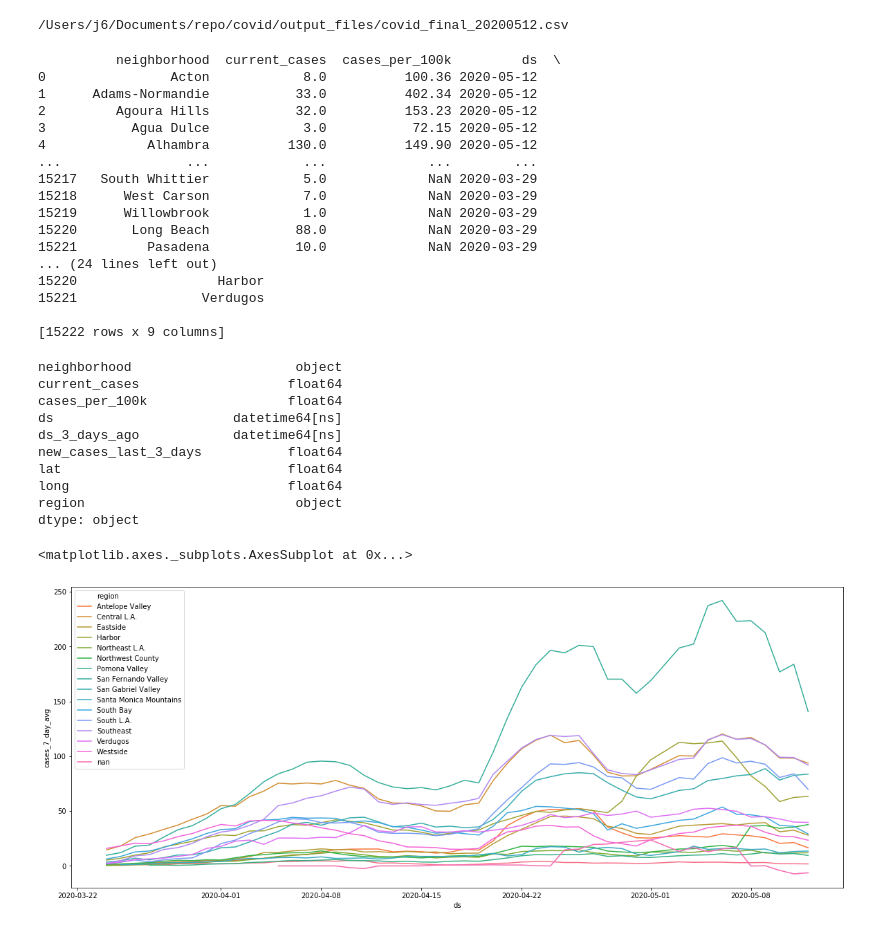
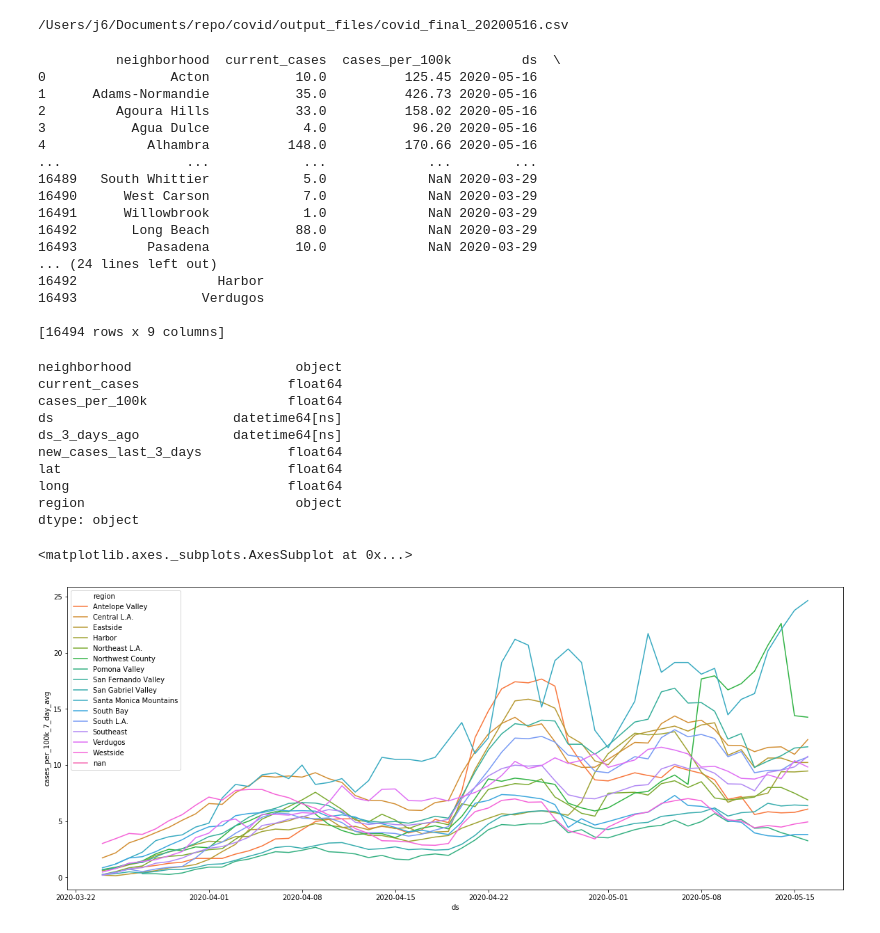
Before and after one commit to je12345/covid, a Jupyter notebook: code/covid_scrape_2020511.ipynb, the cells around one changed output. Drawn from its saved outputs; the diff is of its cells as text; code cells hidden in the pictures.

```diff
--- a/code/covid_scrape_2020511.ipynb
+++ b/code/covid_scrape_2020511.ipynb
@@ -40,6 +40,12 @@ lat_long = pd.read_csv(input_file_path+"covid Los Angeles 20200318 - city_lat_lo
                  , skiprows = 1
                  , names = column_names
                 )
+# %%
+column_names = ['region', 'population_2010']
+pop = pd.read_csv(input_file_path+"population_la_region_20200516.csv"
+                 , skiprows = 1
+                 , names = column_names
+                )
 # %%
 column_names = ['neighborhood','current_cases','lat', 'long', 'ds']
 df_old = pd.read_csv(input_file_path+"covid Los Angeles 20200318 - LA_by_community_2020509.csv"
@@ -64,7 +70,7 @@ appended_data_list_b = []
 #df = pd.DataFrame([])
 
 # for i, row in ul[ul['ds'] >= '2020-03-30'].iterrows():
-for i, row in ul[(ul['ds'] <= '2020-05-12') & (ul['ds'] >= '2020-03-30') &(ul['ds'] != '2020-05-02') ].iterrows():
+for i, row in ul[(ul['ds'] >= '2020-03-30') &(ul['ds'] != '2020-05-02') ].iterrows():
     print(row['u'])
     url = row['u']
     print(row['ds'])
@@ -259,29 +265,29 @@ print(y)
 df_final.to_csv(output_file_path+'covid_final.csv')
 df_final.to_csv(y)
 # %% [output]
-/Users/j6/Documents/repo/covid/output_files/covid_final_20200512.csv
+/Users/j6/Documents/repo/covid/output_files/covid_final_20200516.csv
 # %%
 # ended here 5/7/2020
 print(df_final)
 df_final.dtypes
 # %% [output]
           neighborhood  current_cases  cases_per_100k         ds  \
-0                Acton            8.0          100.36 2020-05-12
-1      Adams-Normandie           33.0          402.34 2020-05-12
-2         Agoura Hills           32.0          153.23 2020-05-12
-3           Agua Dulce            3.0           72.15 2020-05-12
-4             Alhambra          130.0          149.90 2020-05-12
+0                Acton           10.0          125.45 2020-05-16
+1      Adams-Normandie           35.0          426.73 2020-05-16
+2         Agoura Hills           33.0          158.02 2020-05-16
+3           Agua Dulce            4.0           96.20 2020-05-16
+4             Alhambra          148.0          170.66 2020-05-16
 ...                ...            ...             ...        ...
-15217   South Whittier            5.0             NaN 2020-03-29
-15218      West Carson            7.0             NaN 2020-03-29
-15219      Willowbrook            1.0             NaN 2020-03-29
-15220       Long Beach           88.0             NaN 2020-03-29
-15221         Pasadena           10.0             NaN 2020-03-29
+16489   South Whittier            5.0             NaN 2020-03-29
+16490      West Carson            7.0             NaN 2020-03-29
+16491      Willowbrook            1.0             NaN 2020-03-29
+16492       Long Beach           88.0             NaN 2020-03-29
+16493         Pasadena           10.0             NaN 2020-03-29
 ... (24 lines left out)
-15220                  Harbor
-15221                Verdugos
+16492                  Harbor
+16493                Verdugos
 
-[15222 rows x 9 columns]
+[16494 rows x 9 columns]
 neighborhood                     object
 current_cases                   float64
 cases_per_100k                  float64
@@ -296,13 +302,19 @@ dtype: object
 #output cases by region
 dfg = df_final
 dfg['region'] = pd.array(dfg['region'].tolist())
+dfg['region'] = dfg['region'].str.strip()
 df_final.dtypes
 dfg = pd.pivot_table(dfg, index = ['ds', 'region'], aggfunc = np.sum, values = 'current_cases').reset_index()
 dfg = dfg.sort_values(by=['region', 'ds'])
 dfg['new_cases'] = dfg.groupby(['region'])['current_cases'].diff().fillna(0)
 dfg['cases_7_day_avg'] = dfg.groupby('region')['new_cases'].transform(lambda x: x.rolling(7,7).mean()).round(2)
+dfg = pd.merge(dfg, pop, how = 'left', left_on=['region'], right_on=['region'])
 
-#filename
+dfg['cases_per_100k_7_day_avg'] = dfg['cases_7_day_avg']/(dfg['population_2010']/100000)
+
+
+# filename
+
 file_name_g = 'covid_cases_by_region'
 z_g=dfg['ds'].max().strftime("%Y%m%d")
 y_g=output_file_path + file_name_g + "_" + z_g + ".csv"
@@ -312,10 +324,11 @@ df_final_latest.to_csv(output_file_path+"covid_final_latest.csv")
 # %%
 import seaborn as sns
 plt.figure(figsize=(20,8))
-sns.lineplot(data=dfg, x='ds', y='cases_7_day_avg', hue='region')
+# sns.lineplot(data=dfg, x='ds', y='cases_7_day_avg', hue='region')
+sns.lineplot(data=dfg, x='ds', y='cases_per_100k_7_day_avg', hue='region')
 # %% [output]
 <matplotlib.axes._subplots.AxesSubplot at 0x...>
-[figure, old version]
+[figure, new version]
 # %%
 #get historic data
 print(df_final['ds'].min())
```
Also changed, not shown: parts of 5 cells of this notebook, 13 other files.
